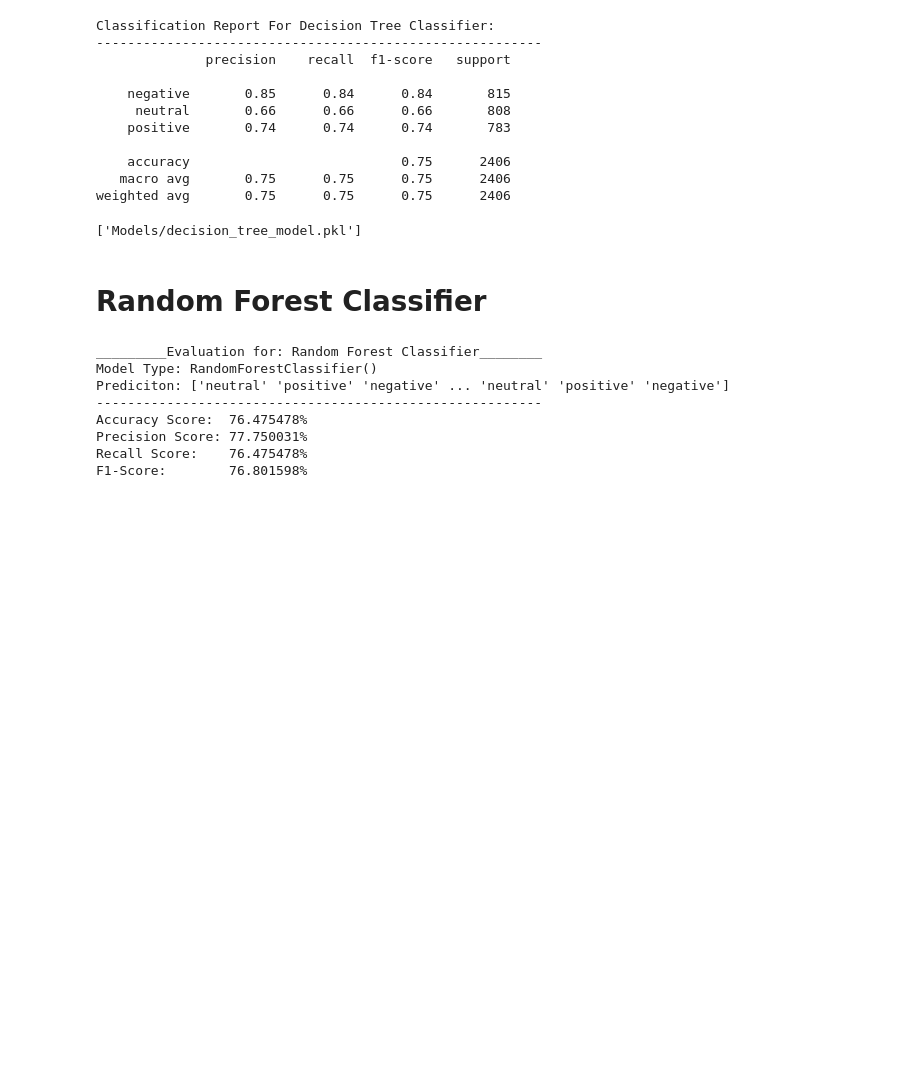
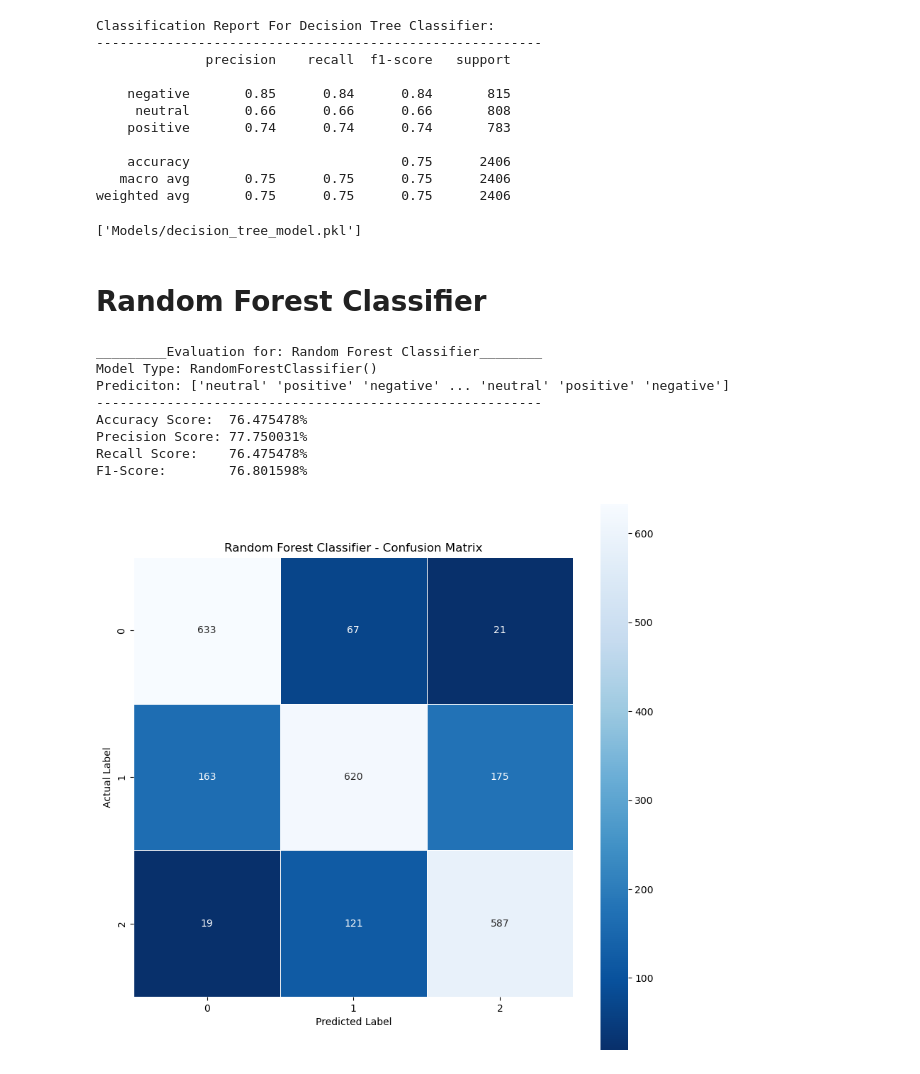
Before and after one commit to bishanbhandari/Data-Science--Text-and-NLP-Projects-, a Jupyter notebook: AirBnb Reviews Analysis/MachineLearning.ipynb, the cells around one changed output. Cells and saved outputs as stored; diff of their text form; code cells hidden in the pictures; blank space fills up the shorter version.

```diff
--- a/AirBnb Reviews Analysis/MachineLearning.ipynb
+++ b/AirBnb Reviews Analysis/MachineLearning.ipynb
@@ -556,4 +556,13 @@ Recall Score:    76.475478%
 F1-Score:        76.801598%
 # %%
 # Plotting the confusion matrix
-rfc_confusion_matrix=confusion_matrix(rfc_)
+rfc_confusion_matrix=confusion_matrix(rfc_prediction,y_test)
+plt.figure(figsize=(10, 10))
+sns.heatmap(rfc_confusion_matrix, annot=True, fmt=".0f",
+            linewidths=0.7, square=True, cmap="Blues_r")
+plt.ylabel("Actual Label")
+plt.xlabel("Predicted Label")
+plt.title("Random Forest Classifier - Confusion Matrix")
+plt.show()
+# %% [output]
+[figure, added]
```
Also changed, not shown: parts of 4 cells of this notebook.
